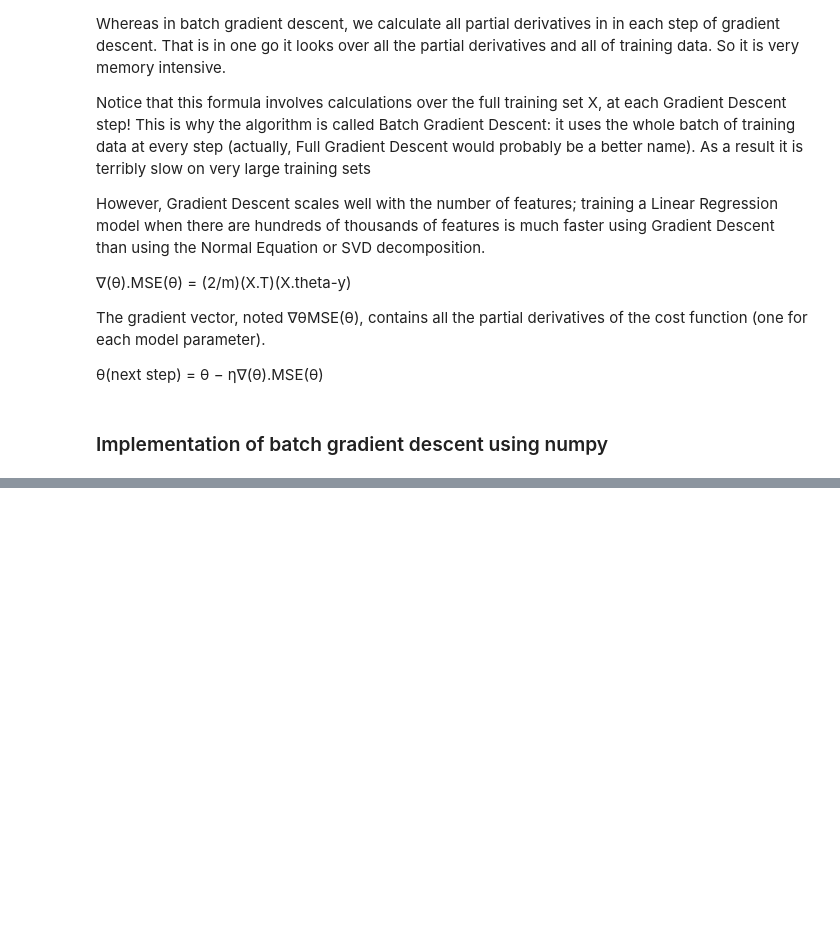
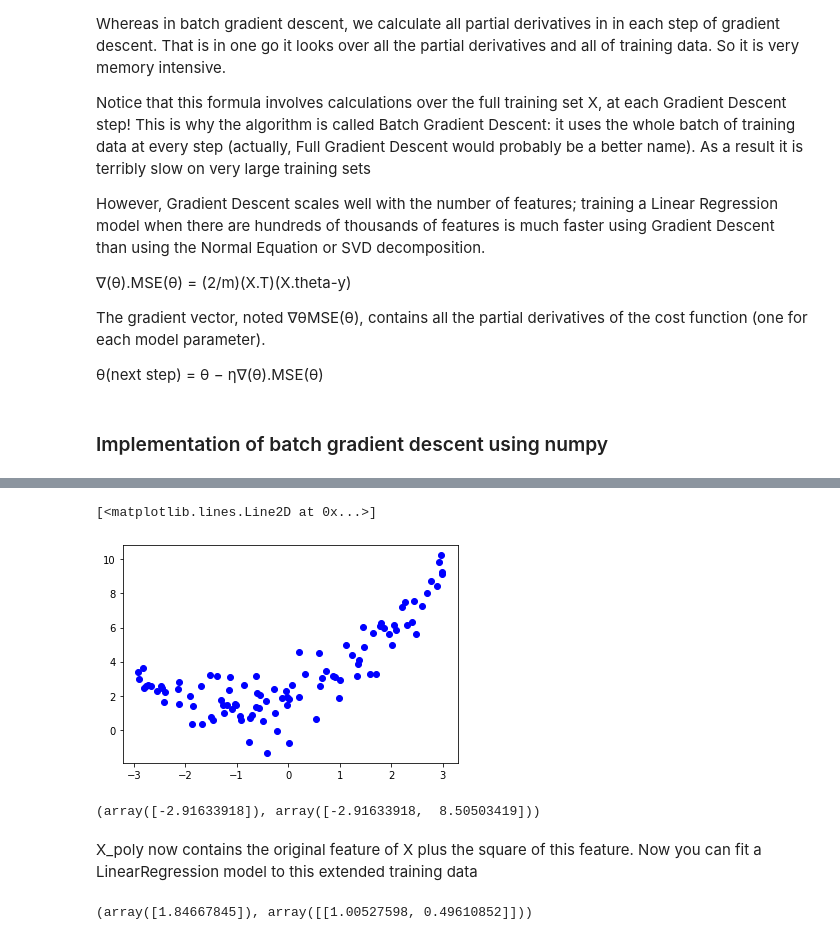
Before and after one commit to Richish/hands_on_ml, a Jupyter notebook: 4_model_selection.ipynb, the cells around one changed output, grey strips where cells are left out. Drawn from its saved outputs; the diff is of its cells as text; code cells hidden in the pictures; blank space fills up the shorter version.

```diff
--- a/4_model_selection.ipynb
+++ b/4_model_selection.ipynb
@@ -236,0 +330,30 @@ array([[4.01123089],
+# %%
+# ex:
+m=100
+X=6*np.random.rand(m,1)-3
+y=0.5*(X**2) + (X) + (2 + np.random.randn(m, 1))
+# %%
+plt.plot(X,y, "bo")
+# %% [output]
+[<matplotlib.lines.Line2D at 0x...>]
+[figure, added]
+# %%
+# our data has one feature, but now we can introduce 1 more feature that represents the square of X
+# Use sklearn's poly feature for this.
+# final linear model will use these 2 features(1: original feature and 2: poly(square) feature derived from first feature)
+
+from sklearn.preprocessing import PolynomialFeatures
+poly_feature = PolynomialFeatures(degree=2, include_bias=False)
+X_poly = poly_feature.fit_transform(X)
+X[0], X_poly[0]
+# %% [output]
+(array([-2.91633918]), array([-2.91633918,  8.50503419]))
+# %% [markdown]
+X_poly now contains the original feature of X plus the square of this feature. Now you
+can fit a LinearRegression model to this extended training data
+# %%
+lin_reg = LinearRegression()
+lin_reg.fit(X_poly, y)
+lin_reg.intercept_, lin_reg.coef_
+# %% [output]
+(array([1.84667845]), array([[1.00527598, 0.49610852]]))
```
Also changed, not shown: parts of 27 cells of this notebook.
